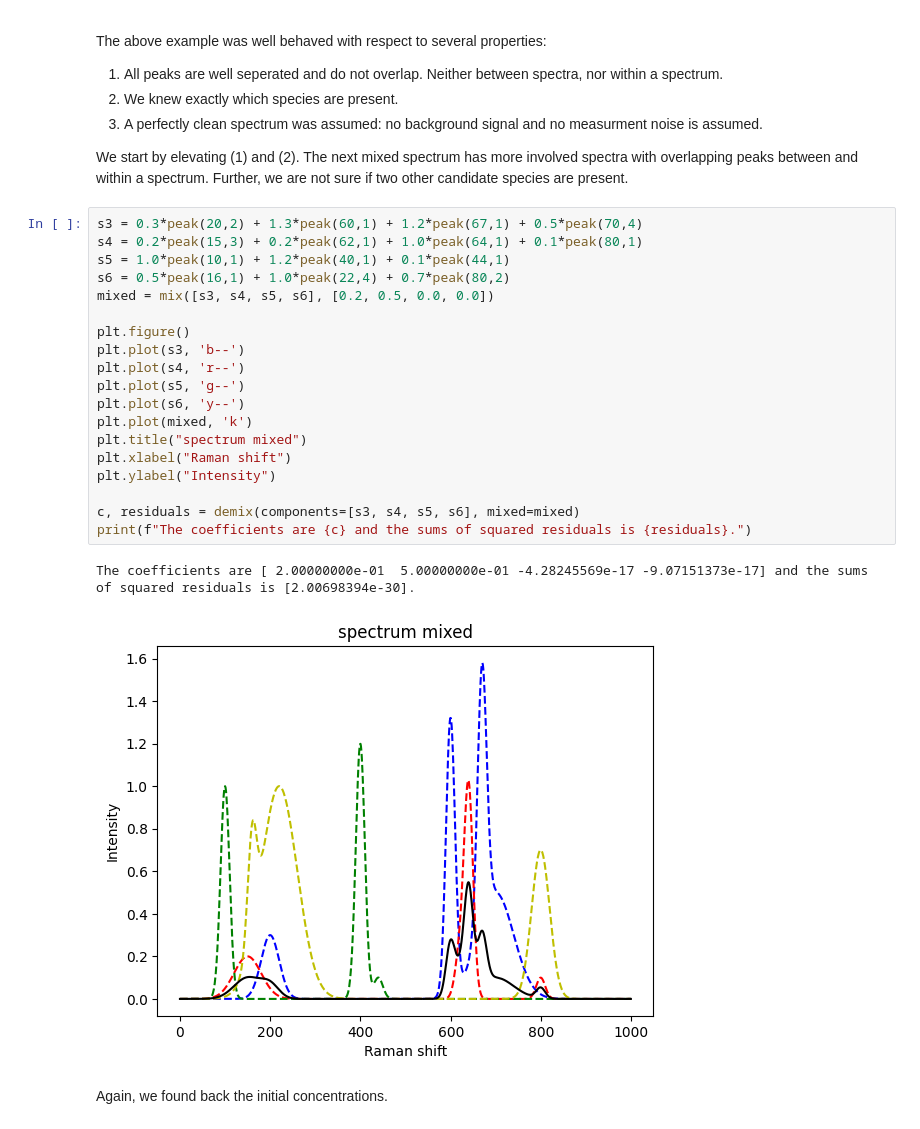
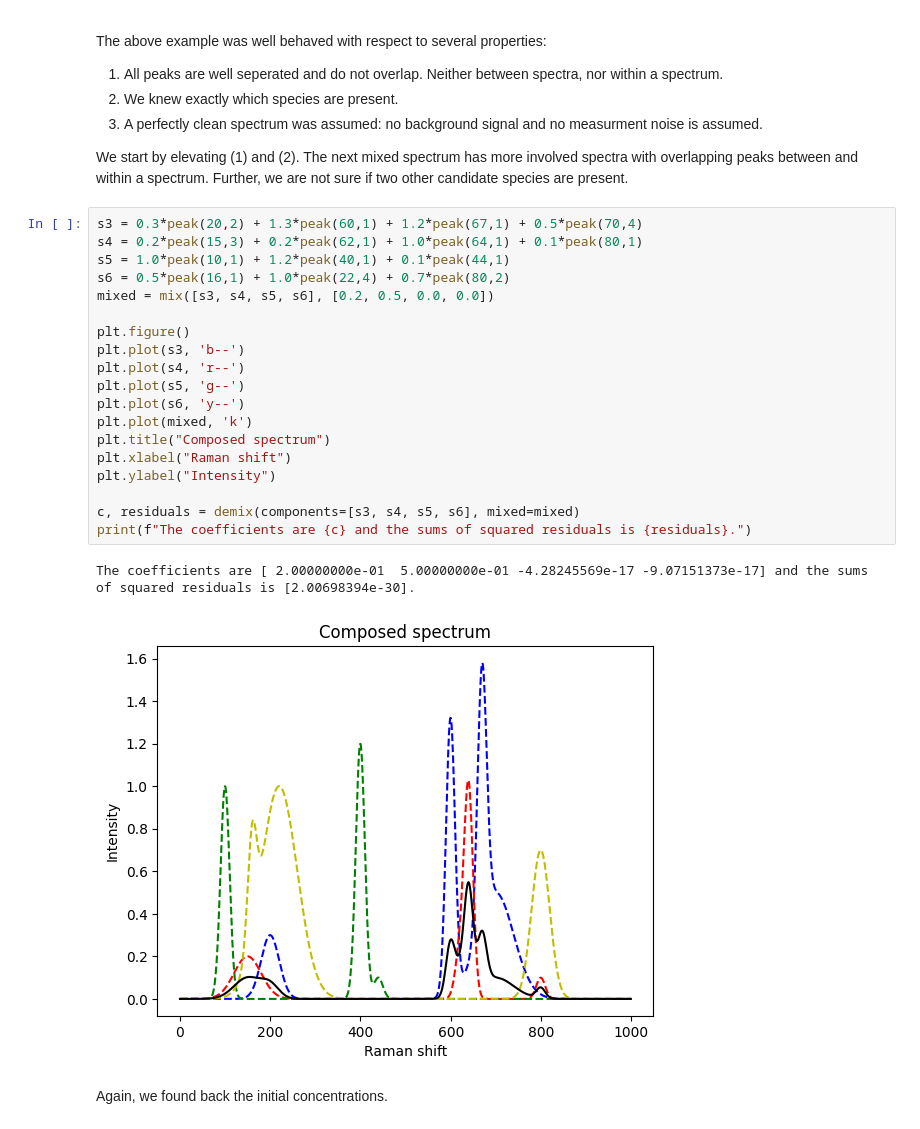
Before and after one commit to BioDisCo/computational_bioengineering, a Jupyter notebook: measurements/notes.ipynb, the cells around one changed output. Drawn from its saved outputs; the diff is of its cells as text.

```diff
--- a/measurements/notes.ipynb
+++ b/measurements/notes.ipynb
@@ -207,25 +220,25 @@ We start by elevating (1) and (2). The next mixed spectrum has more involved spe
 # %%
 s3 = 0.3*peak(20,2) + 1.3*peak(60,1) + 1.2*peak(67,1) + 0.5*peak(70,4)
 s4 = 0.2*peak(15,3) + 0.2*peak(62,1) + 1.0*peak(64,1) + 0.1*peak(80,1)
 s5 = 1.0*peak(10,1) + 1.2*peak(40,1) + 0.1*peak(44,1)
 s6 = 0.5*peak(16,1) + 1.0*peak(22,4) + 0.7*peak(80,2)
 mixed = mix([s3, s4, s5, s6], [0.2, 0.5, 0.0, 0.0])
 
 plt.figure()
 plt.plot(s3, 'b--')
 plt.plot(s4, 'r--')
 plt.plot(s5, 'g--')
 plt.plot(s6, 'y--')
 plt.plot(mixed, 'k')
-plt.title("spectrum mixed")
+plt.title("Composed spectrum")
 plt.xlabel("Raman shift")
 plt.ylabel("Intensity")
 
 c, residuals = demix(components=[s3, s4, s5, s6], mixed=mixed)
 print(f"The coefficients are {c} and the sums of squared residuals is {residuals}.")
 # %% [output]
 The coefficients are [ 2.00000000e-01  5.00000000e-01 -4.28245569e-17 -9.07151373e-17] and the sums of squared residuals is [2.00698394e-30].
-[figure, old version]
+[figure, new version]
 # %% [markdown]
 Again, we found back the initial concentrations.
 # %%
```
Also changed, not shown: parts of 8 cells of this notebook.
